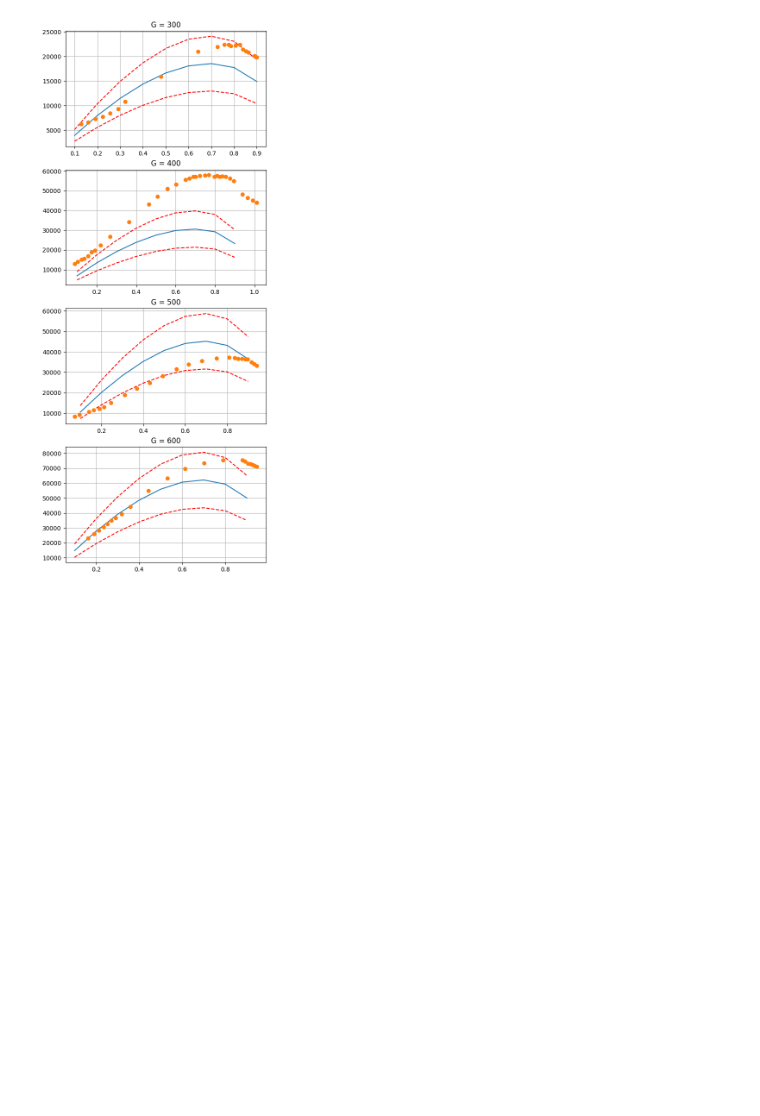
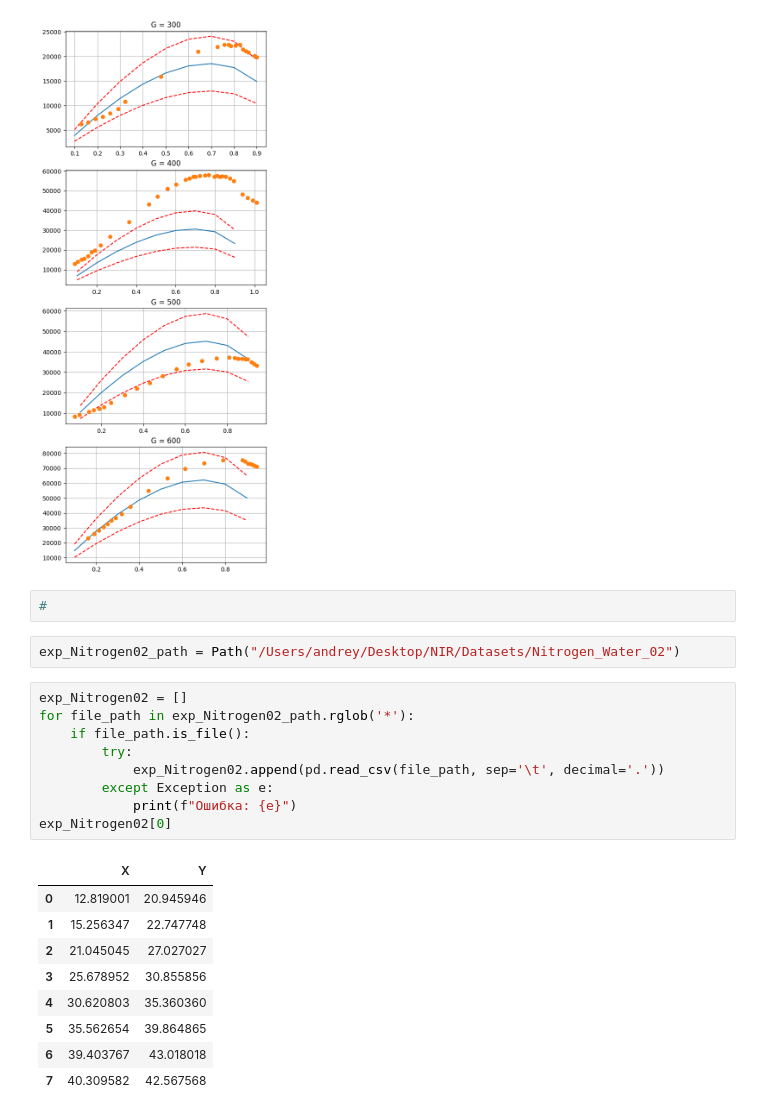
Before and after one commit to KeTeR111/NIR, a Jupyter notebook: main_class.ipynb, the cells around one changed output. Drawn from its saved outputs; the diff is of its cells as text; blank space fills up the shorter version.

```diff
--- a/main_class.ipynb
+++ b/main_class.ipynb
@@ -84,3 +102,26 @@ for i in range(len(calculated_data)):
     ax[i].grid()
 # %% [output]
 [figure]
+# %%
+#
+# %%
+exp_Nitrogen02_path = Path("/Users/andrey/Desktop/NIR/Datasets/Nitrogen_Water_02")
+# %%
+exp_Nitrogen02 = []
+for file_path in exp_Nitrogen02_path.rglob('*'):
+    if file_path.is_file():
+        try:
+            exp_Nitrogen02.append(pd.read_csv(file_path, sep='\t', decimal='.'))
+        except Exception as e:
+            print(f"Ошибка: {e}")
+exp_Nitrogen02[0]
+# %% [output]
+|  | X | Y |
+| 0 | 12.819001 | 20.945946 |
+| 1 | 15.256347 | 22.747748 |
+| 2 | 21.045045 | 27.027027 |
+| 3 | 25.678952 | 30.855856 |
+| 4 | 30.620803 | 35.360360 |
+| 5 | 35.562654 | 39.864865 |
+| 6 | 39.403767 | 43.018018 |
+| 7 | 40.309582 | 42.567568 |
```
Also changed, not shown: parts of 3 cells of this notebook, 5 other files.
